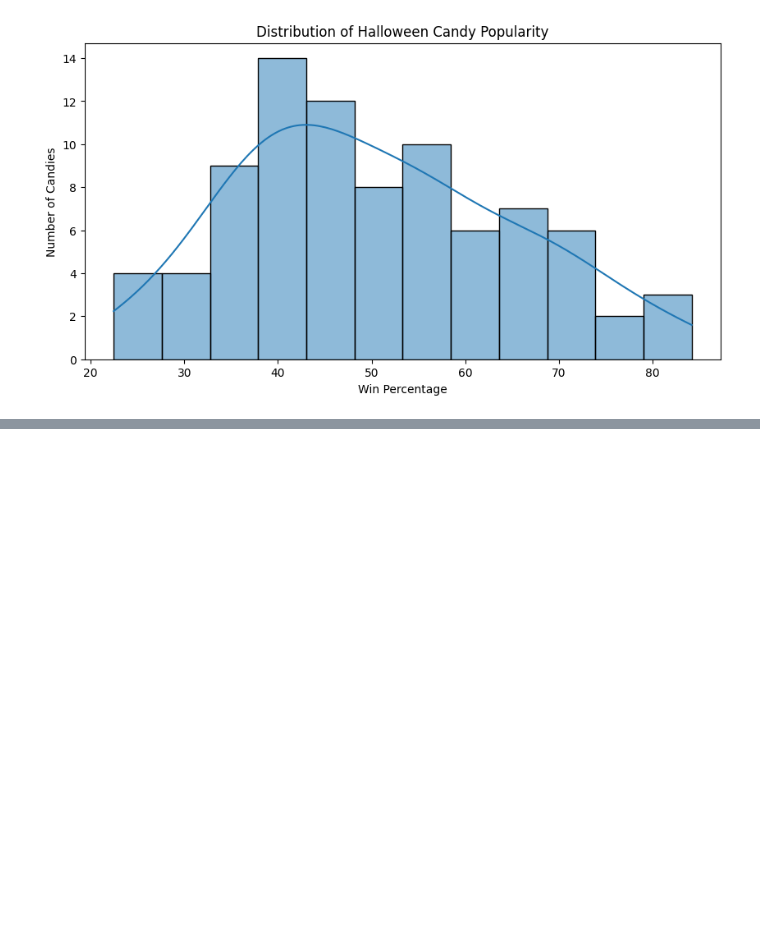
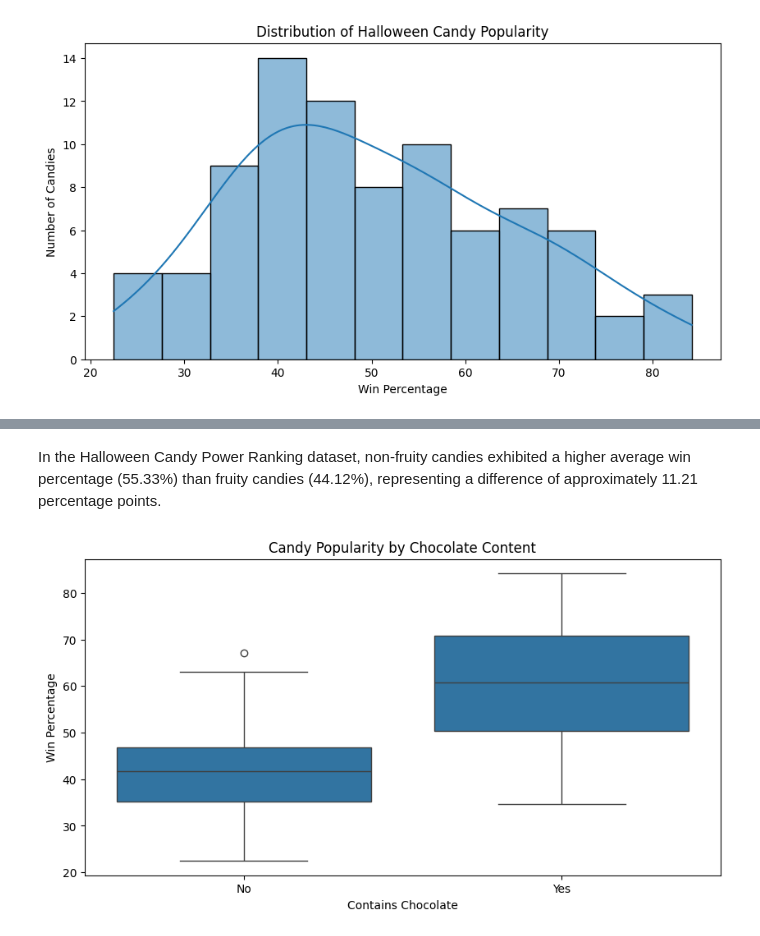
Before and after one commit to Leticia-Sousa-DS/trick-or-data, a Jupyter notebook: trick_or_data.ipynb, the cells around one changed output, grey strips where cells are left out. Saved outputs shown, nothing was run; the diff lists cells and outputs as text; code cells hidden in the pictures; blank space fills up the shorter version.

Commit message:
feat: expand exploratory data analysis

```diff
--- a/trick_or_data.ipynb
+++ b/trick_or_data.ipynb
@@ -111,0 +150,20 @@ plt.show()
+# %% [markdown]
+In the Halloween Candy Power Ranking dataset, non-fruity candies exhibited a higher average win percentage (55.33%) than fruity candies (44.12%), representing a difference of approximately 11.21 percentage points.
+# %%
+plt.figure(figsize=(10, 5))
+
+sns.boxplot(
+    data=df,
+    x='chocolate',
+    y='winpercent'
+)
+
+plt.title('Candy Popularity by Chocolate Content')
+plt.xlabel('Contains Chocolate')
+plt.ylabel('Win Percentage')
+
+plt.xticks([0, 1], ['No', 'Yes'])
+
+plt.show()
+# %% [output]
+[figure, added]
```
Also changed, not shown: parts of 20 cells of this notebook.
